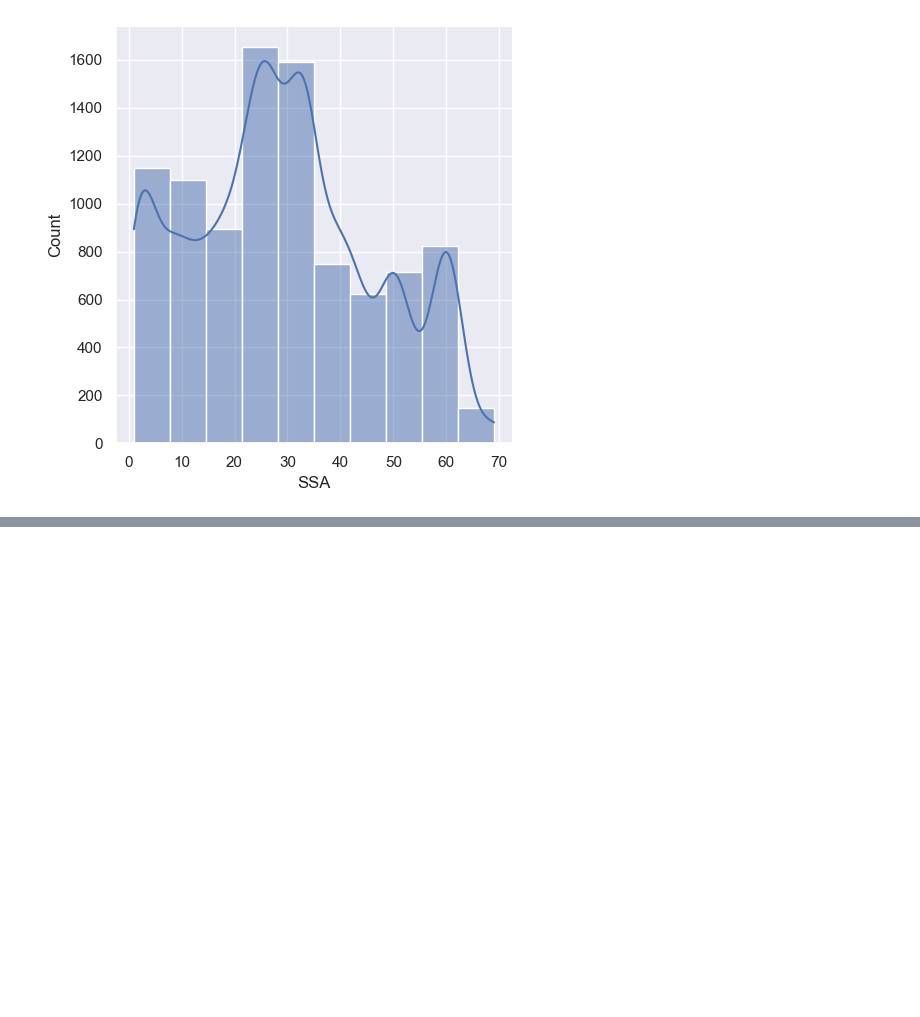
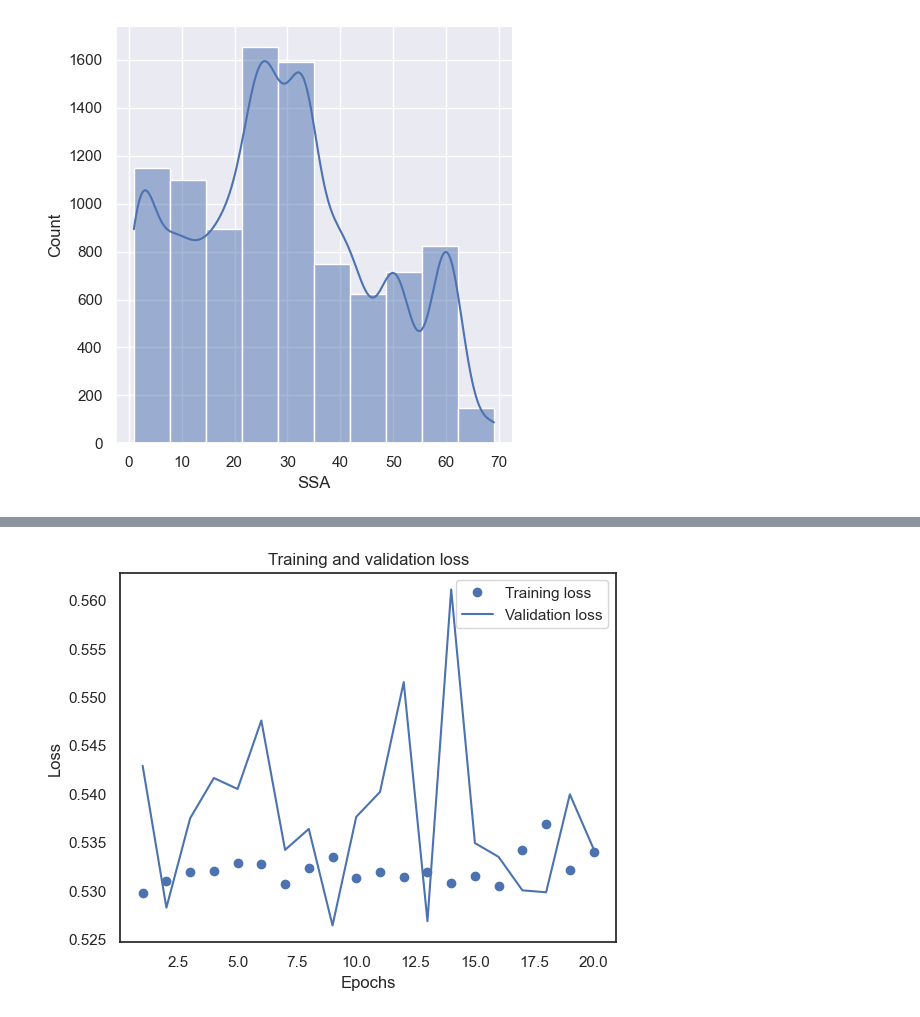
Before and after one commit to JacobJ215/License-Renewal-Status-Using-Neural-Networks, a Jupyter notebook: dnn.ipynb, the cells around one changed output, grey strips where cells are left out. Saved outputs shown, nothing was run; the diff lists cells and outputs as text; code cells hidden in the pictures; blank space fills up the shorter version.

```diff
--- a/dnn.ipynb
+++ b/dnn.ipynb
@@ -274,0 +408,7 @@ df['APPLICATION_REQUIREMENTS_COMPLETE'] = df.apply(lambda x: 0 if x['APPLICATION
+# %%
+X = final_df.drop(target, axis=1).values
+y = final_df[target].values
+# %%
+X_train, X_test, y_train, y_test = train_test_split(X, y, test_size=0.2)
+
+print(X_train.shape, y_train.shape, X_test.shape, y_test.shape)
@@ -274,0 +419,16 @@ df['APPLICATION_REQUIREMENTS_COMPLETE'] = df.apply(lambda x: 0 if x['APPLICATION
+# %%
+import tensorflow as tf
+
+model = tf.keras.models.Sequential([
+    tf.keras.layers.Dense(128, activation="relu", input_shape=(X_train.shape[1],)),
+    tf.keras.layers.Dropout(0.2),
+    tf.keras.layers.Dense(64, activation="tanh"),
+    tf.keras.layers.Dropout(0.2),
+    tf.keras.layers.Dense(64, activation="tanh"),
+    tf.keras.layers.Dropout(0.2),
+    tf.keras.layers.Dense(3, activation="softmax")
+])
+
+optimizer = tf.keras.optimizers.Adam(learning_rate=0.01)
+model.compile(loss="categorical_crossentropy", optimizer=optimizer, metrics=["accuracy"])
+print(model.summary())
@@ -274,0 +457,2 @@ df['APPLICATION_REQUIREMENTS_COMPLETE'] = df.apply(lambda x: 0 if x['APPLICATION
+# %%
+history = model.fit(X_train, y_train, batch_size=64, epochs=20, validation_data=(X_test, y_test))
@@ -274,0 +479,16 @@ df['APPLICATION_REQUIREMENTS_COMPLETE'] = df.apply(lambda x: 0 if x['APPLICATION
+# %%
+history_dict = history.history
+
+loss_values = history_dict["loss"]
+val_loss_values= history_dict["val_loss"]
+epochs = range(1, len(loss_values) + 1)
+
+plt.plot(epochs, loss_values, "bo", label="Training loss")
+plt.plot(epochs, val_loss_values, "b", label="Validation loss")
+plt.title("Training and validation loss")
+plt.xlabel("Epochs")
+plt.ylabel("Loss")
+plt.legend()
+plt.show()
+# %% [output]
+[figure, added]
```
Also changed, not shown: parts of 22 cells of this notebook.
